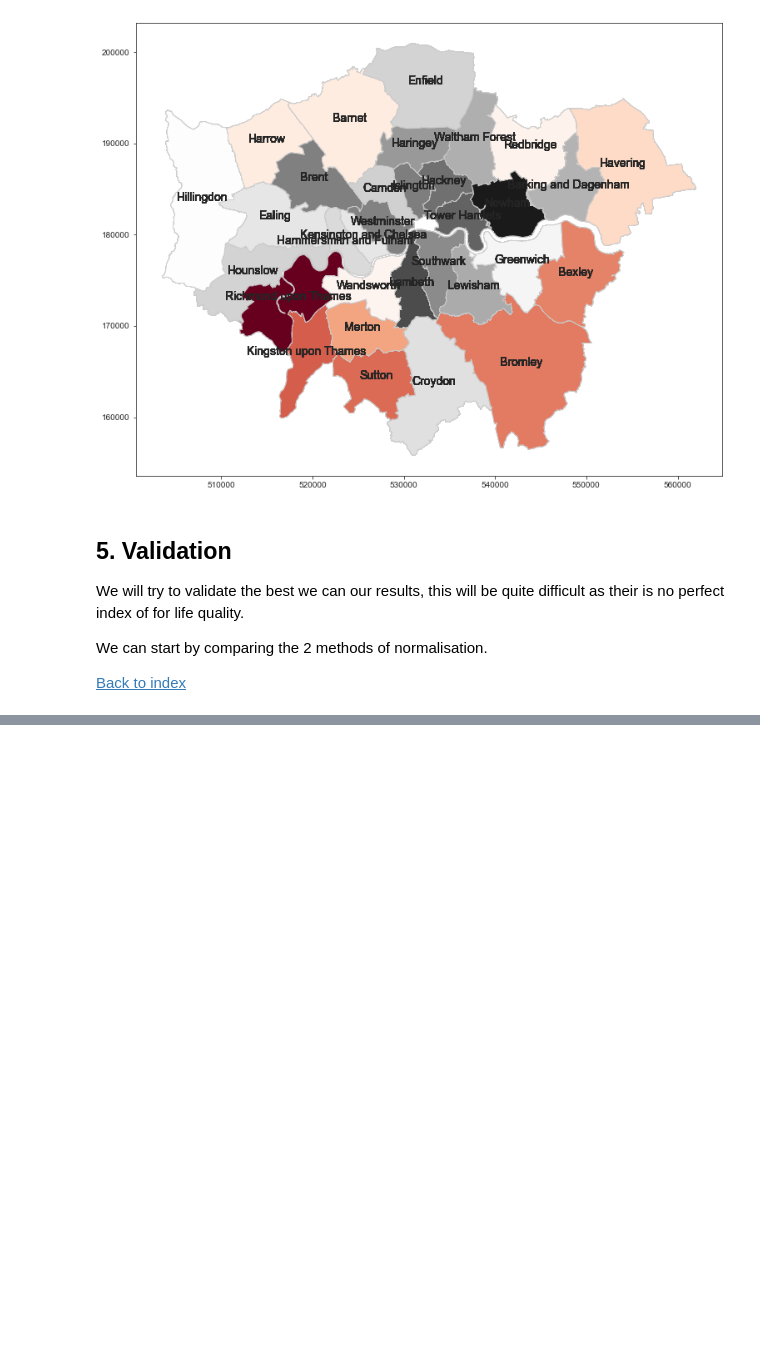
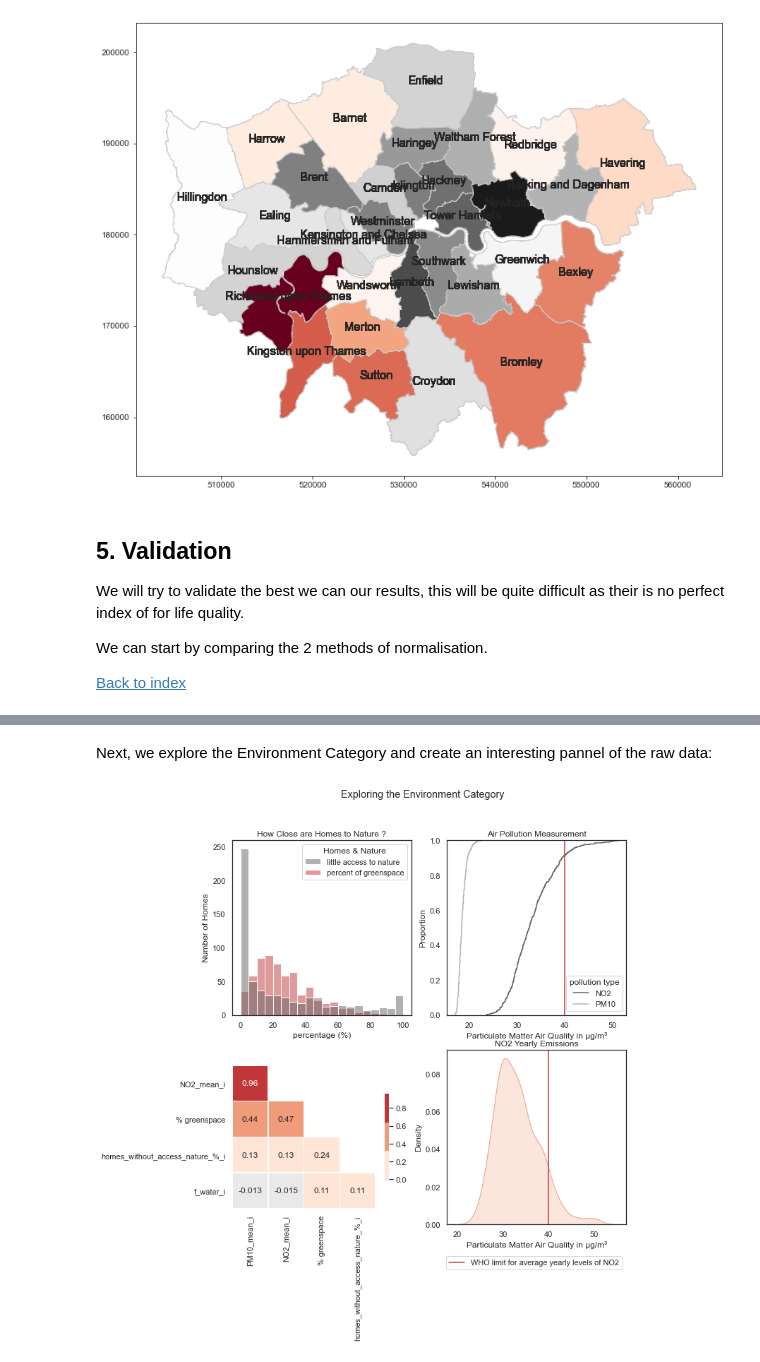
Before and after one commit to epfl-ada/ada-2020-project-milestone-p3-p3_datasurferz, a Jupyter notebook: p4.ipynb, the cells around one changed output, grey strips where cells are left out. Drawn from its saved outputs; the diff is of its cells as text; code cells hidden in the pictures; blank space fills up the shorter version.

```diff
--- a/p4.ipynb
+++ b/p4.ipynb
@@ -460,6 +463,7 @@ environment.rename(columns= {'Annual Mean of Particulate Matter (PM10) 2011':"PM
                           '% homes with deficiency in access to nature 2012': 'homes_without_access_nature_%',
                             'Annual Mean of Nitrogen Dioxide (NO2) 2011': 'NO2_mean'},
                  inplace=True)
+env_copy = environment
 # %%
 #normalize the data by rescaling
 environment = normalize(environment, norm,remove_outliers = True)
@@ -1424,0 +1417,71 @@ corr = correlations_heatmap(ALDI_re_scale)
+# %% [markdown]
+Next, we explore the Environment Category and create an interesting pannel of the raw data:
+# %%
+sns.set_theme(style="white")
+sns.set_palette('RdGy')
+colors =sns.color_palette('RdGy')
+
+SUB = str.maketrans("0123456789", "₀₁₂₃₄₅₆₇₈₉")
+SUP = str.maketrans("0123456789", "⁰¹²³⁴⁵⁶⁷⁸⁹")
+
+
+fig, axes = plt.subplots(2,2, figsize=(10,10))
+fig.suptitle('Exploring the Environment Category')
+
+#First plot
+palette = {'little access to nature':colors[5],'percent of greenspace':colors[0]}
+
+env_copy.rename(columns={'homes_without_access_nature_%':'little access to nature',
+                         'area_greenspace_%':'percent of greenspace'},inplace=True)
+
+melted_env = pd.melt(env_copy, id_vars=['area_id'], var_name='Homes & Nature',
+                     value_vars=['little access to nature','percent of greenspace'])
+
+axes[0,0].set_title('How Close are Homes to Nature ?')
+sns.histplot(melted_env, x='value', hue='Homes & Nature', palette=palette, bins=20, ax=axes[0,0])
+axes[0,0].set(xlabel='percentage (%)', ylabel='Number of Homes')
+
+#second plot
+sns.set_palette('RdGy_r')
+env_copy.rename(columns={'NO2_mean':'NO2', 'PM10_mean':'PM10'}, inplace=True)
+melted_env = pd.melt(env_copy, id_vars=['area_id'], var_name='pollution type', value_vars=['NO2','PM10'])
+
+
+axes[0,1].set_title('Air Pollution Measurement')
+axes[0,1].axvline(40, color = colors[0], label='WHO limit for average yearly levels of pollution')
+sns.ecdfplot(data=melted_env, x='value', hue='pollution type', ax=axes[0,1],color=colors, legend=True)
+axes[0,1].set(xlabel='Particulate Matter Air Quality in \u03BCg/'+"m3".translate(SUP))
+
+#third plot
+axes[1,1].set_title('NO2 Yearly Emissions')
+sns.kdeplot(data=env_copy, x='NO2', fill=True, color=colors[1],ax = axes[1,1])
+axes[1,1].set(xlabel='Particulate Matter Air Quality in \u03BCg/'+"m3".translate(SUP))
+axes[1,1].axvline(40, color = colors[0], label='WHO limit for average yearly levels of NO2')
+lgd = axes[1,1].legend(bbox_to_anchor=(1, -0.16))
+
+#fourth plot
+colors =sns.color_palette('RdGy_r')
+df = meta_data_indicators['Environment']
+df.rename(columns={'NO2_mean':'NO2 emissions', 'PM10_mean':'PM10 emissions', 'area_greenspace_%':'% greenspace',
+                 'homes_without_access_nature_%': 'litte access to nature', 'f_water':'water bottles bought'},inplace=True)
+X = df.loc[:, df.columns != 'area_id']
+if 'Names' in X.columns:
+    X = X.loc[:, X.columns != 'Names']
+n = round(X.shape[1]/1.3)
+correlations = X.corr()
+
+
+correlations = correlations.drop(correlations.index[0])
+correlations = correlations.drop(correlations.columns[correlations.shape[1]-1],axis = 1)
+
+mask = np.zeros_like(correlations, dtype=np.bool)
+mask[np.triu_indices_from(mask)] = True
+mask[np.diag_indices_from(mask)] = False
+#fig, ax = plt.subplots(figsize=(n,n))
+sns.heatmap(correlations,mask=mask, annot=True, cmap = colors,
+                center = 0,square=True, linewidths=.5, cbar_kws={"shrink": .5}, ax= axes[1,0])
+
+plt.show()
+fig.savefig('exploring_env')
+# %% [output]
+[figure, added]
```
Also changed, not shown: parts of 25 cells of this notebook.
